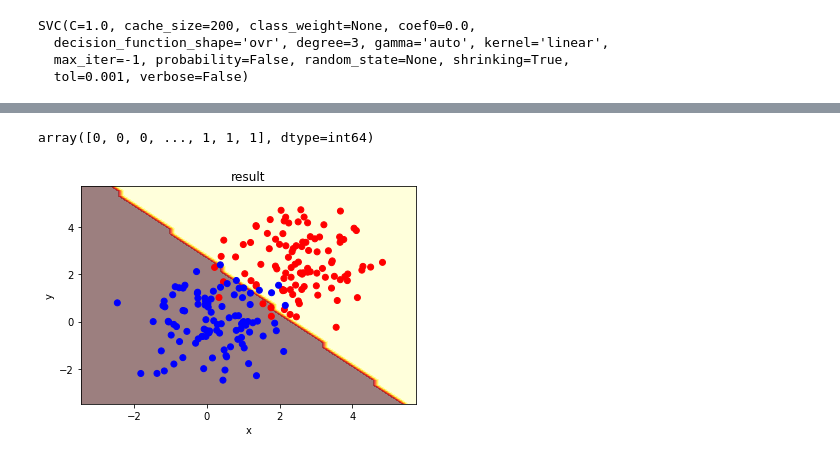
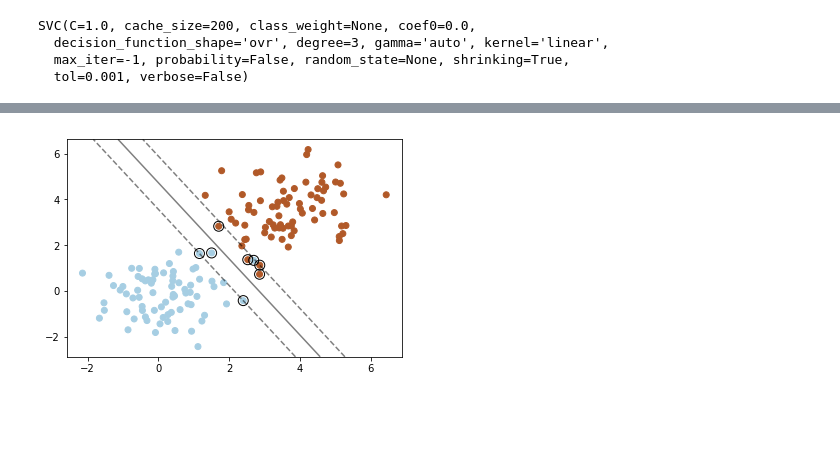
Before and after one commit to matrix-yang/machine_learn_record, a Jupyter notebook: SVM.ipynb, the cells around one changed output, grey strips where cells are left out. Saved outputs shown, nothing was run; the diff lists cells and outputs as text; code cells hidden in the pictures; blank space fills up the shorter version.

```diff
--- a/SVM.ipynb
+++ b/SVM.ipynb
@@ -138,21 +93,26 @@ array([[-3.45982214, -3.48142786],
-# %%
-#将预测未知标签的数据
-label=clf.predict(gird)
-label
-# %% [output]
-array([0, 0, 0, ..., 1, 1, 1], dtype=int64)
-# %%
-#将标签转换成和xx.shape相同的矩阵用于绘制等高线
-label_2 = label.reshape(xx.shape)
-
-#绘制等高线
-plt.contourf(xx, yy,label_2, cmap='hot', alpha=0.5)
-#绘制原始数据
-plt.scatter(x,y,color=c, marker="o")
-
-plt.xlabel('x')
-plt.ylabel('y')
-plt.title('result')
-plt.show()
-# %% [output]
-[figure, removed]
+# %%
+plt.scatter(X['x'], X['y'], c=Z,cmap=plt.cm.Paired)
+#坐标系
+ax = plt.gca()
+#获得坐标系边界
+xlim = ax.get_xlim()
+ylim = ax.get_ylim()
+
+
+# 0-1生成300个点
+xx = np.linspace(xlim[0], xlim[1], 300)
+yy = np.linspace(ylim[0], ylim[1], 300)
+#生成网格坐标
+YY, XX = np.meshgrid(yy, xx)
+#将网格坐标组成样本
+xy = np.vstack([XX.ravel(), YY.ravel()]).T
+#求xy到分界线的函数距离
+height = clf.decision_function(xy).reshape(XX.shape)
+# 绘制等高线线,levels=[-1, 0, 1]表示绘制距离
+ax.contour(XX, YY, height, colors='k',levels=[-1, 0, 1], alpha=0.5,linestyles=['--', '-', '--'])
+# 绘制出支持向量
+ax.scatter(clf.support_vectors_[:, 0], clf.support_vectors_[:, 1], s=100,linewidth=1, facecolors='none', edgecolors='k')
+
+plt.show()
+# %% [output]
+[figure, added]
```
Also changed, not shown: parts of 9 cells of this notebook.
